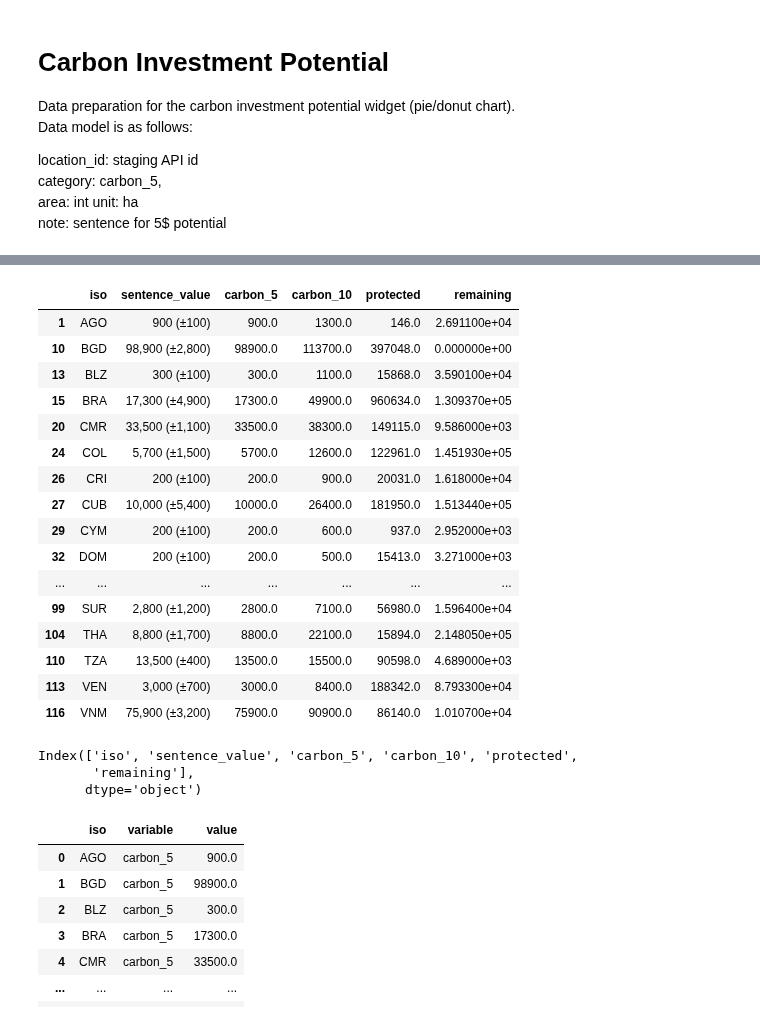
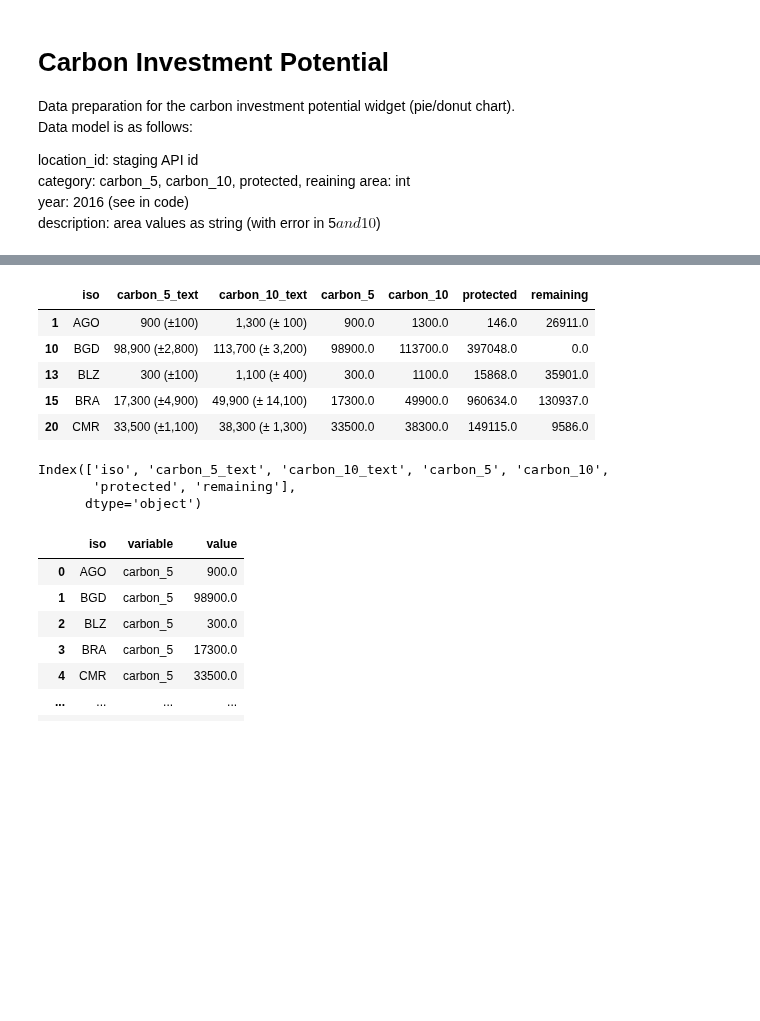
Before and after one commit to Vizzuality/mangrove-atlas, a Jupyter notebook: data/notebooks/Lab/data_processing/widgets-v2/carbon_investment_potential_widget.ipynb, the cells around one changed output, grey strips where cells are left out. Drawn from its saved outputs; the diff is of its cells as text; code cells hidden in the pictures; blank space fills up the shorter version.

Commit message:
corrections for blue carbon, height and investment

```diff
--- a/data/notebooks/Lab/data_processing/widgets-v2/carbon_investment_potential_widget.ipynb
+++ b/data/notebooks/Lab/data_processing/widgets-v2/carbon_investment_potential_widget.ipynb
@@ -4,10 +4,10 @@ Data preparation for the carbon investment potential widget (pie/donut chart).
 Data model is as follows:
 
 location_id: staging API id
-category: carbon_5,
+category: carbon_5, carbon_10, protected, reaining
 area: int
-unit: ha
-note: sentence for 5$ potential
+year: 2016 (see in code)
+description: area values as string (with error in 5$ and 10$)
 # %%
 import pandas as pd
 import numpy as np
@@ -26,33 +26,23 @@ data.head()
 | 3 | 1_2_61 | country | ARE | United Arab Emirates | 0 | 0.0 | 0 | ... |
 | 4 | NaN | country | ASM | American Samoa | 0 | 0.0 | 0 | ... |
 # %%
-data_clean = data[data['Include?'] == 'Y'][["iso","Investible Blue Carbon Extent @ $5/ton","Investible Blue Carbon Extent @ $5/ton.1","Investible Blue Carbon Extent @ $10/ton.1","Extent within PA","Remaining extent"]].copy()
-data_clean.columns = ['iso', 'sentence_value', 'carbon_5', 'carbon_10', 'protected', 'remaining']
-data_clean['sentence_value'] = data_clean['sentence_value'].str.replace('_\+', '±').str.replace('\t', '')
-data_clean
+data_clean = data[data['Include?'] == 'Y'][["iso","Investible Blue Carbon Extent @ $5/ton", "Investible Blue Carbon Extent @ $10/ton" ,"Investible Blue Carbon Extent @ $5/ton.1","Investible Blue Carbon Extent @ $10/ton.1","Extent within PA","Remaining extent"]].copy()
+data_clean.columns = ['iso', 'carbon_5_text','carbon_10_text', 'carbon_5', 'carbon_10', 'protected', 'remaining']
+data_clean['carbon_5_text'] = data_clean['carbon_5_text'].str.replace('_\+', '±').str.replace('\t', '')
+data_clean['carbon_10_text'] = data_clean['carbon_10_text'].str.replace('_\+', '±').str.replace('\t', '')
+data_clean.head()
 # %% [output]
-|  | iso | sentence_value | carbon_5 | carbon_10 | protected | remaining |
-| 1 | AGO | 900 (±100) | 900.0 | 1300.0 | 146.0 | 2.691100e+04 |
-| 10 | BGD | 98,900 (±2,800) | 98900.0 | 113700.0 | 397048.0 | 0.000000e+00 |
-| 13 | BLZ | 300 (±100) | 300.0 | 1100.0 | 15868.0 | 3.590100e+04 |
-| 15 | BRA | 17,300 (±4,900) | 17300.0 | 49900.0 | 960634.0 | 1.309370e+05 |
-| 20 | CMR | 33,500 (±1,100) | 33500.0 | 38300.0 | 149115.0 | 9.586000e+03 |
-| 24 | COL | 5,700 (±1,500) | 5700.0 | 12600.0 | 122961.0 | 1.451930e+05 |
-| 26 | CRI | 200 (±100) | 200.0 | 900.0 | 20031.0 | 1.618000e+04 |
-| 27 | CUB | 10,000 (±5,400) | 10000.0 | 26400.0 | 181950.0 | 1.513440e+05 |
-| 29 | CYM | 200 (±100) | 200.0 | 600.0 | 937.0 | 2.952000e+03 |
-| 32 | DOM | 200 (±100) | 200.0 | 500.0 | 15413.0 | 3.271000e+03 |
-| ... | ... | ... | ... | ... | ... | ... |
-| 99 | SUR | 2,800 (±1,200) | 2800.0 | 7100.0 | 56980.0 | 1.596400e+04 |
-| 104 | THA | 8,800 (±1,700) | 8800.0 | 22100.0 | 15894.0 | 2.148050e+05 |
-| 110 | TZA | 13,500 (±400) | 13500.0 | 15500.0 | 90598.0 | 4.689000e+03 |
-| 113 | VEN | 3,000 (±700) | 3000.0 | 8400.0 | 188342.0 | 8.793300e+04 |
-| 116 | VNM | 75,900 (±3,200) | 75900.0 | 90900.0 | 86140.0 | 1.010700e+04 |
+|  | iso | carbon_5_text | carbon_10_text | carbon_5 | carbon_10 | protected | remaining |
+| 1 | AGO | 900 (±100) | 1,300 (± 100) | 900.0 | 1300.0 | 146.0 | 26911.0 |
+| 10 | BGD | 98,900 (±2,800) | 113,700 (± 3,200) | 98900.0 | 113700.0 | 397048.0 | 0.0 |
+| 13 | BLZ | 300 (±100) | 1,100 (± 400) | 300.0 | 1100.0 | 15868.0 | 35901.0 |
+| 15 | BRA | 17,300 (±4,900) | 49,900 (± 14,100) | 17300.0 | 49900.0 | 960634.0 | 130937.0 |
+| 20 | CMR | 33,500 (±1,100) | 38,300 (± 1,300) | 33500.0 | 38300.0 | 149115.0 | 9586.0 |
 # %%
 data_clean.columns
 # %% [output]
-Index(['iso', 'sentence_value', 'carbon_5', 'carbon_10', 'protected',
-       'remaining'],
+Index(['iso', 'carbon_5_text', 'carbon_10_text', 'carbon_5', 'carbon_10',
+       'protected', 'remaining'],
       dtype='object')
 # %%
 carbon_data = data_clean[['iso', 'carbon_5', 'carbon_10', 'protected', 'remaining']].copy()
```
Also changed, not shown: parts of 6 cells of this notebook, 2 other files.
